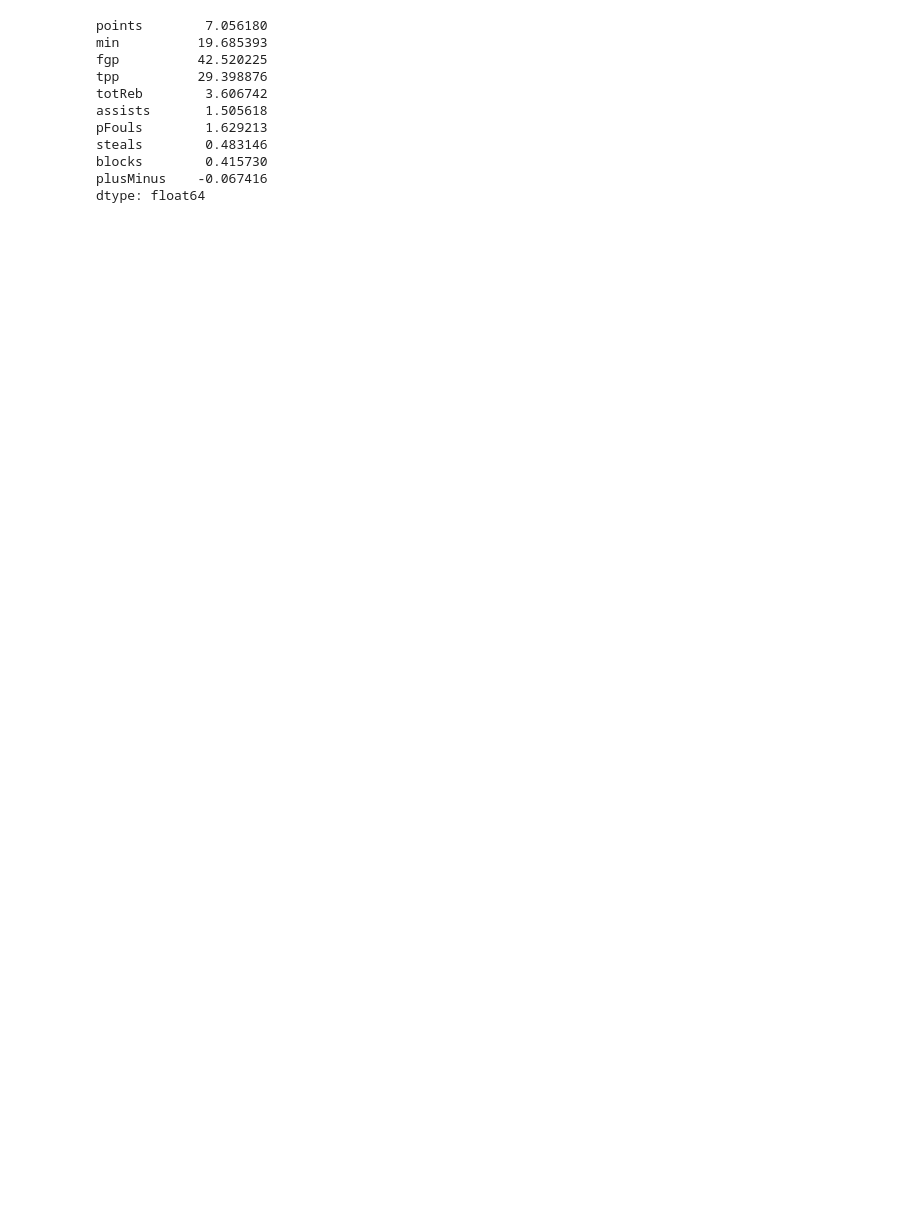
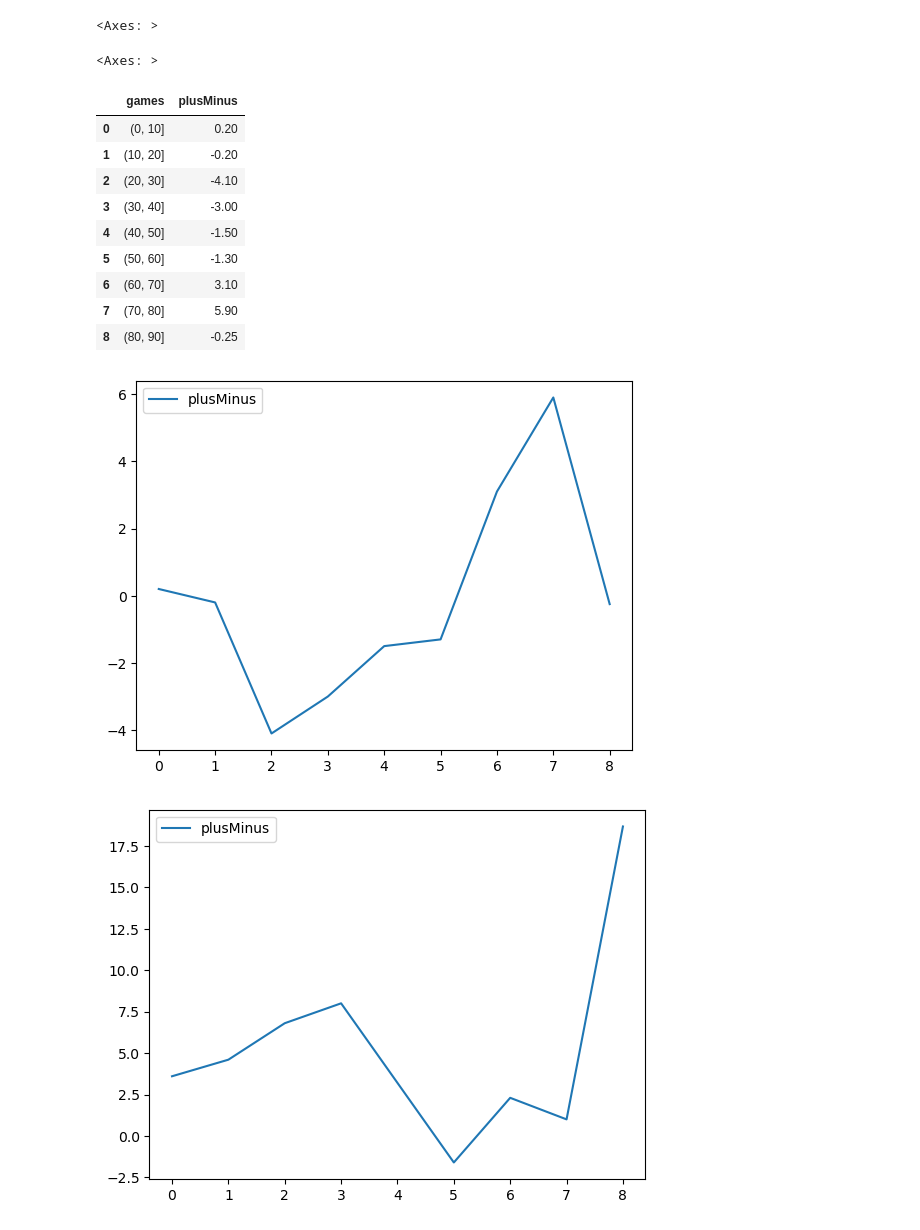
Before and after one commit to knox135/group-project-1, a Jupyter notebook: player grouped stats.ipynb, the cells around one changed output. Cells and saved outputs as stored; diff of their text form; code cells hidden in the pictures; blank space fills up the shorter version.

```diff
--- a/player grouped stats.ipynb
+++ b/player grouped stats.ipynb
@@ -6 +22,9 @@ ModuleNotFoundError: No module named 'prophet'
+# %%
+#import requirements
+import pandas as pd
+import matplotlib.pyplot as plt
+import numpy as np
+from prophet import Prophet
+#Create bins for game splits
+bins = [0, 10, 20, 30, 40, 50, 60, 70, 80, 90]
 # %%
@@ -24,0 +624,21 @@ braun_df
+# %%
+#braun_plusMinus_groups = (braun_df.groupby(pd.cut(braun_df.index, bins),observed=False)
+#['plusMinus'].mean()
+#)
+display(braun_plusMinus_groups.plot(),conley_plusMinus_groups.plot())
+braun_plusMinus_groups
+# %% [output]
+<Axes: >
+<Axes: >
+|  | games | plusMinus |
+| 0 | (0, 10] | 0.20 |
+| 1 | (10, 20] | -0.20 |
+| 2 | (20, 30] | -4.10 |
+| 3 | (30, 40] | -3.00 |
+| 4 | (40, 50] | -1.50 |
+| 5 | (50, 60] | -1.30 |
+| 6 | (60, 70] | 3.10 |
+| 7 | (70, 80] | 5.90 |
+| 8 | (80, 90] | -0.25 |
+[figure, added]
+[figure, added]
@@ -25,18 +675,7 @@ braun_df
 # %%
 braun_points = braun_df[['points', 'min', 'fgp','tpp','totReb','assists','pFouls','steals','blocks','plusMinus']].mean()
 braun_info = {'Braun':'G'}
-braun_points #= braun_points.insert(braun_info, ignore_index=True)
+display(braun_info)
+display(braun_points)
-# %% [output]
-points        7.056180
-min          19.685393
-fgp          42.520225
-tpp          29.398876
-totReb        3.606742
-assists       1.505618
-pFouls        1.629213
-steals        0.483146
-blocks        0.415730
-plusMinus    -0.067416
-dtype: float64
 # %%
 pope_points = pope_df[['points', 'min', 'fgp','tpp','totReb','assists','pFouls','steals','blocks','plusMinus']].mean()
```
Also changed, not shown: parts of 28 cells of this notebook.
